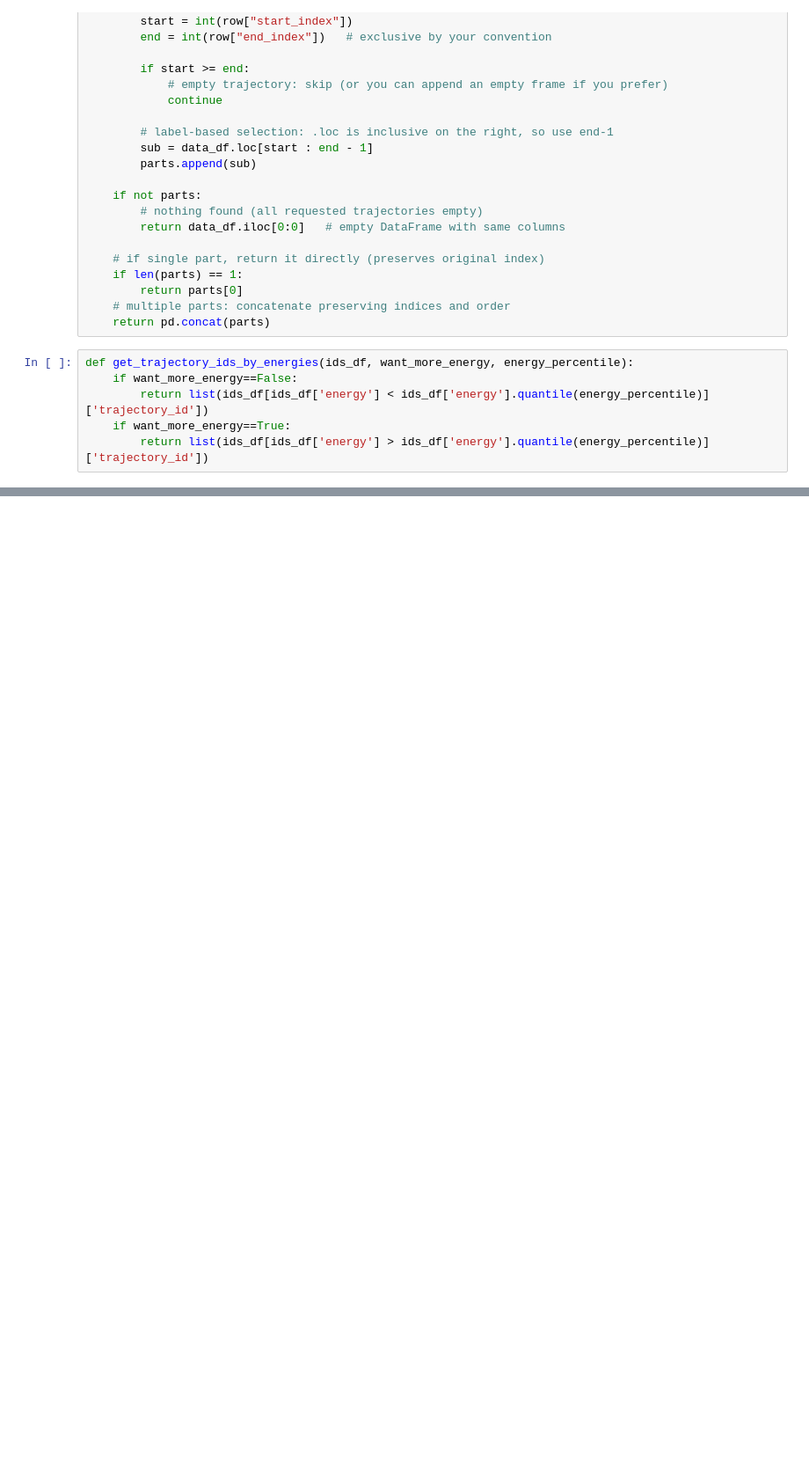
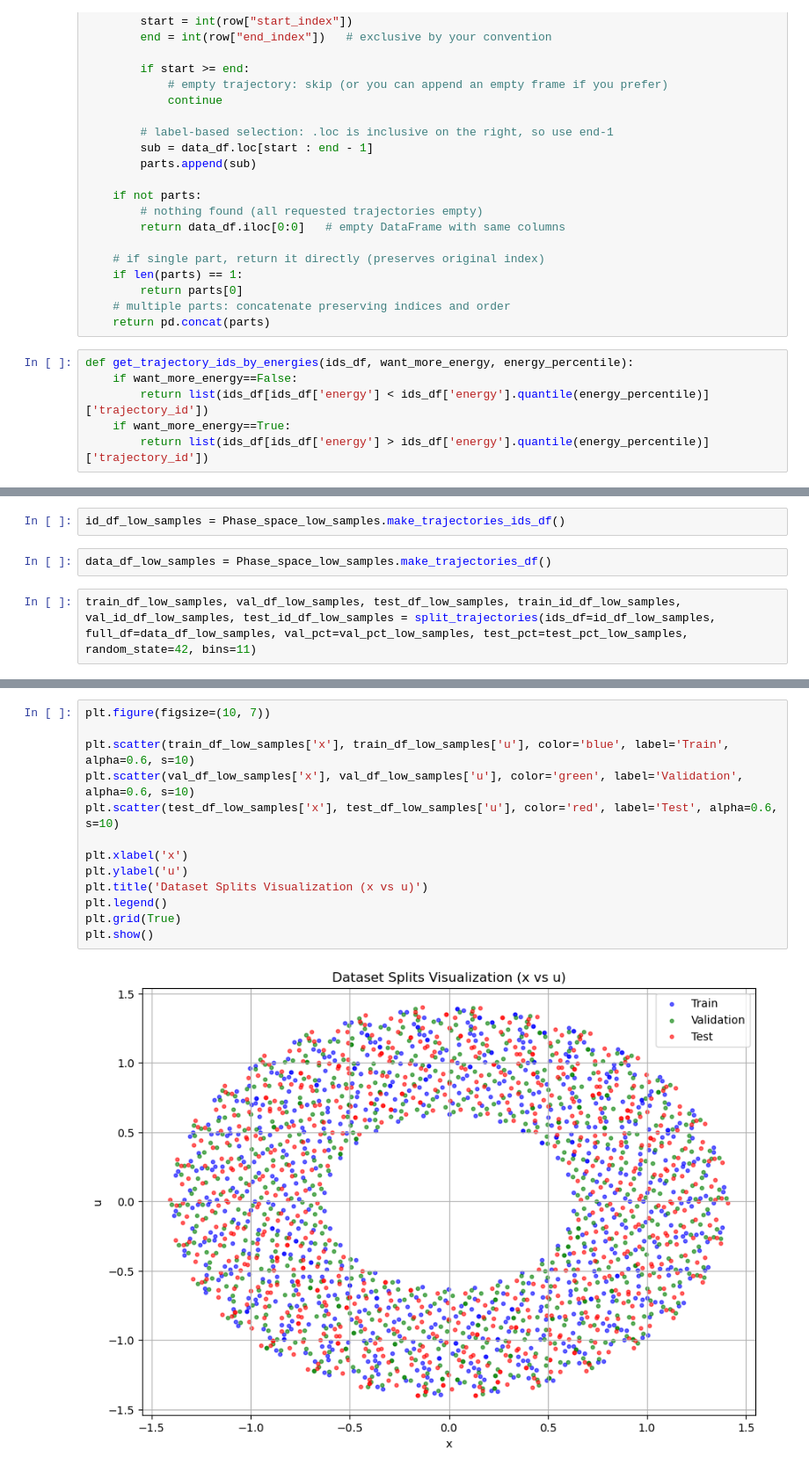
Before and after one commit to thomasGR9/Hamilton_Jacobi_NN, a Jupyter notebook: data_generator_and_sorting.ipynb, the cells around one changed output, grey strips where cells are left out. Shown at 88% size. Drawn from its saved outputs; the diff is of its cells as text; blank space fills up the shorter version.

```diff
--- a/data_generator_and_sorting.ipynb
+++ b/data_generator_and_sorting.ipynb
@@ -864,0 +966,6 @@ print(train_df_reloaded.head())
+# %%
+id_df_low_samples = Phase_space_low_samples.make_trajectories_ids_df()
+# %%
+data_df_low_samples = Phase_space_low_samples.make_trajectories_df()
+# %%
+train_df_low_samples, val_df_low_samples, test_df_low_samples, train_id_df_low_samples, val_id_df_low_samples, test_id_df_low_samples = split_trajectories(ids_df=id_df_low_samples, full_df=data_df_low_samples, val_pct=val_pct_low_samples, test_pct=test_pct_low_samples, random_state=42, bins=11)
@@ -864,0 +982,15 @@ print(train_df_reloaded.head())
+# %%
+plt.figure(figsize=(10, 7))
+
+plt.scatter(train_df_low_samples['x'], train_df_low_samples['u'], color='blue', label='Train', alpha=0.6, s=10)
+plt.scatter(val_df_low_samples['x'], val_df_low_samples['u'], color='green', label='Validation', alpha=0.6, s=10)
+plt.scatter(test_df_low_samples['x'], test_df_low_samples['u'], color='red', label='Test', alpha=0.6, s=10)
+
+plt.xlabel('x')
+plt.ylabel('u')
+plt.title('Dataset Splits Visualization (x vs u)')
+plt.legend()
+plt.grid(True)
+plt.show()
+# %% [output]
+[figure, added]
```
Also changed, not shown: parts of 33 cells of this notebook.
